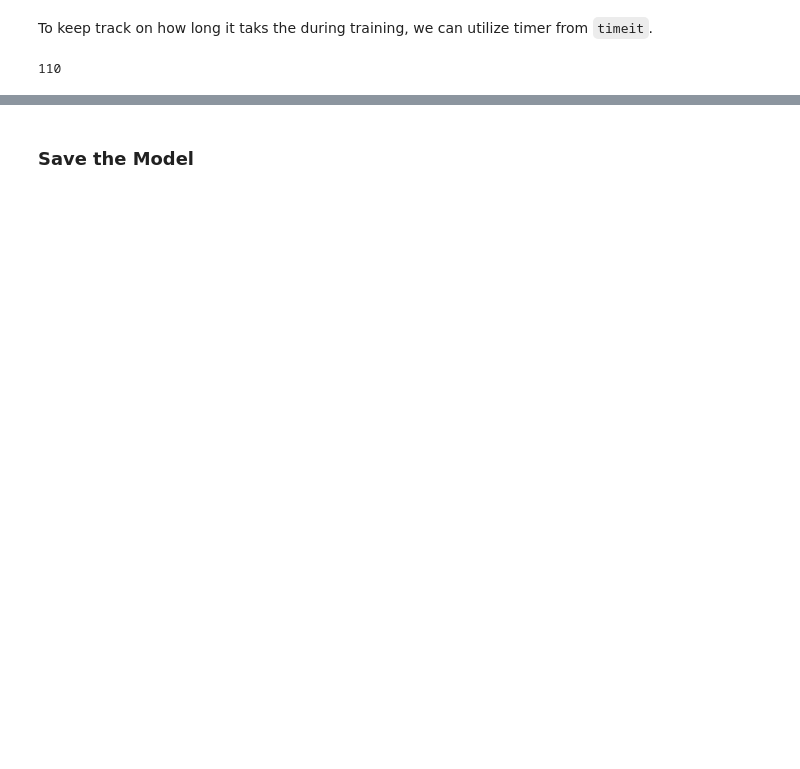
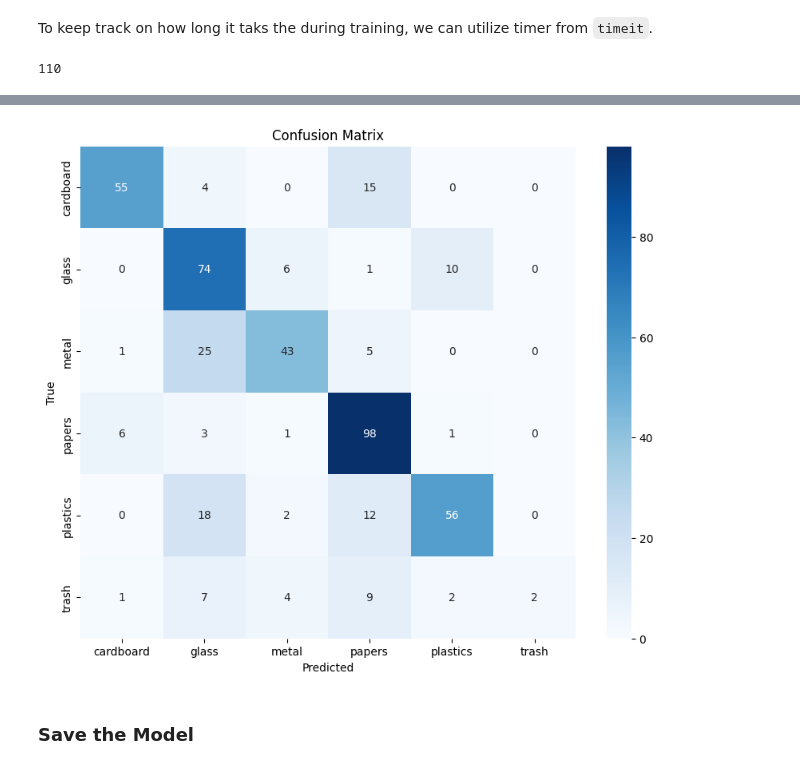
Before and after one commit to rizdiaprilian/image_classification_trash, a Jupyter notebook: notebooks/Modelling_with_ResNet18.ipynb, the cells around one changed output, grey strips where cells are left out. Cells and saved outputs as stored; diff of their text form; code cells hidden in the pictures; blank space fills up the shorter version.

```diff
--- a/notebooks/Modelling_with_ResNet18.ipynb
+++ b/notebooks/Modelling_with_ResNet18.ipynb
@@ -628,3 +747,7 @@ from timeit import default_timer as timer
+# %%
+# Make the loss and optimizer
+loss_func = nn.CrossEntropyLoss()
+optimizer = optim.Adam(model_resnet18.parameters(), lr=config.lr)
 # %%
 import math
 
@@ -898,3 +979,46 @@ Find logs at: .\wandb\run-20240528_123728-izdiww69\logs
+# %%
+# Make predictions with trained model
+y_preds = []
+
+model_resnet18.eval()
+with torch.inference_mode():
+    correct = 0
+    for X, y in tqdm(test_dataloader, desc="Making predictions"):
+        # Send data and targets to target device
+        X, y = X.to(device), y.to(device)
+        # Do the forward pass
+        y_logit = model_resnet18(X)
+        # Turn predictions from logits -> prediction probabilities -> predictions labels
+        # note: perform softmax on the "logits" dimension, not "batch" dimension (in this case we have a batch size of 32, so can perform on dim=1)
+        y_pred = torch.softmax(y_logit, dim=1).argmax(dim=1)
+
+        # Put predictions on CPU for evaluation
+        y_preds.append(y_pred.cpu())
+
+# Concatenate list of predictions into a tensor
+y_pred_tensor = torch.cat(y_preds)
+# %%
+from sklearn.metrics import confusion_matrix, ConfusionMatrixDisplay
+import seaborn as sns
+
+y_pred_list = [int(x) for x in y_pred_tensor]
+all_labels = []
+
+for inputs, labels in test_dataloader:
+    all_labels.extend(labels.cpu().numpy())
+
+# Compute confusion matrix
+cm = confusion_matrix(all_labels, y_pred_list)
+
+# Plot confusion matrix
+plt.figure(figsize=(10, 8))
+sns.heatmap(cm, annot=True, fmt='d', cmap='Blues', xticklabels=test_Dataset.classes, yticklabels=test_Dataset.classes)
+plt.xlabel('Predicted')
+plt.ylabel('True')
+plt.title('Confusion Matrix')
+plt.show()
+# %% [output]
+[figure, added]
 # %% [markdown]
 ### Save the Model
 # %%
```
Also changed, not shown: parts of 72 cells of this notebook.
